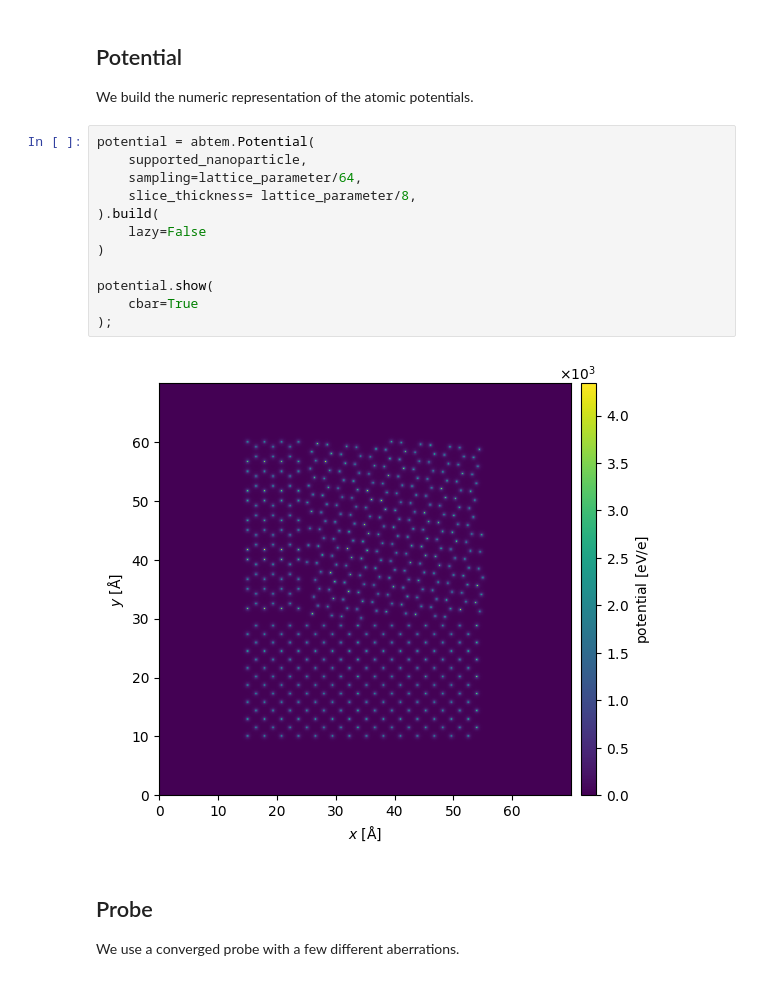
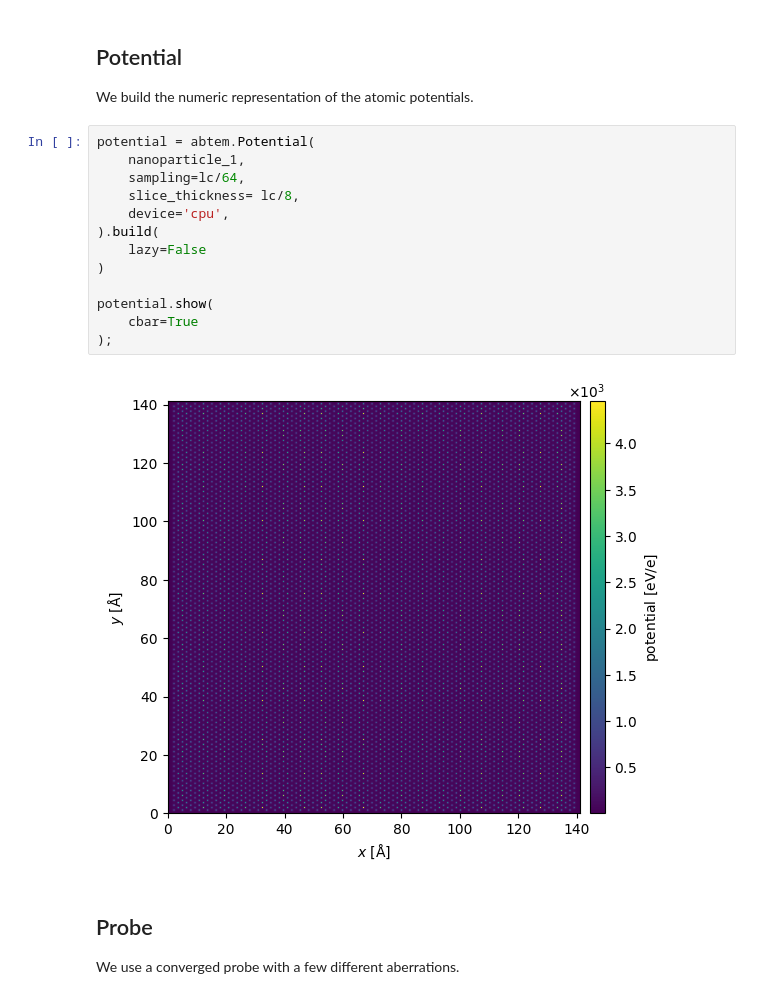
Before and after one commit to curiousbeams/willem-playground, a Jupyter notebook: notebooks/simulation_notebook/crystalline_sample.ipynb, the cells around one changed output. Cells and saved outputs as stored; diff of their text form.

```diff
--- a/notebooks/simulation_notebook/crystalline_sample.ipynb
+++ b/notebooks/simulation_notebook/crystalline_sample.ipynb
@@ -179,18 +136,19 @@ fig.tight_layout()
 We build the numeric representation of the atomic potentials.
 # %%
 potential = abtem.Potential(
-    supported_nanoparticle,
-    sampling=lattice_parameter/64,
-    slice_thickness= lattice_parameter/8,
+    nanoparticle_1,
+    sampling=lc/64,
+    slice_thickness= lc/8,
+    device='cpu',
 ).build(
     lazy=False
 )
 
 potential.show(
     cbar=True
 );
 # %% [output]
-[figure, old version]
+[figure, new version]
 # %% [markdown]
 ## Probe
 
```
Also changed, not shown: parts of 11 cells of this notebook, 1 other file.
